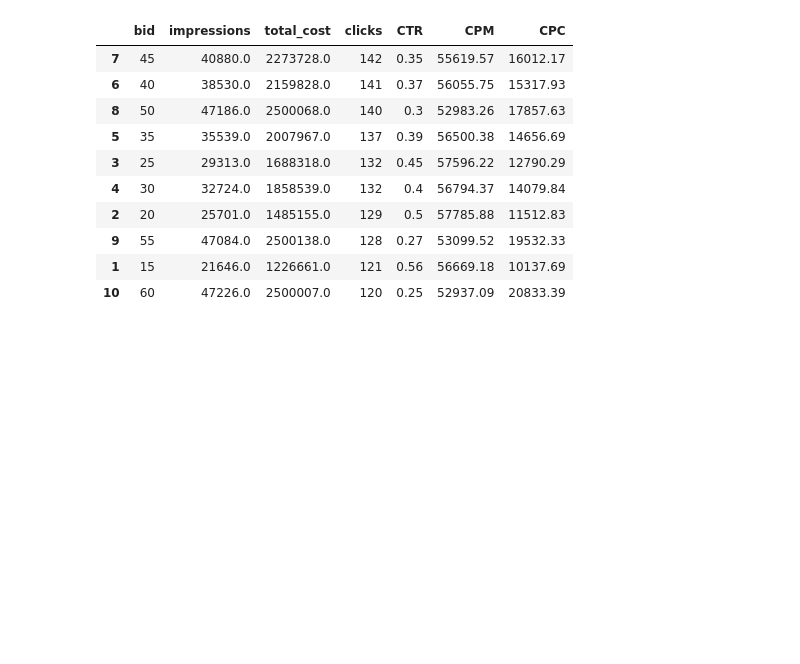
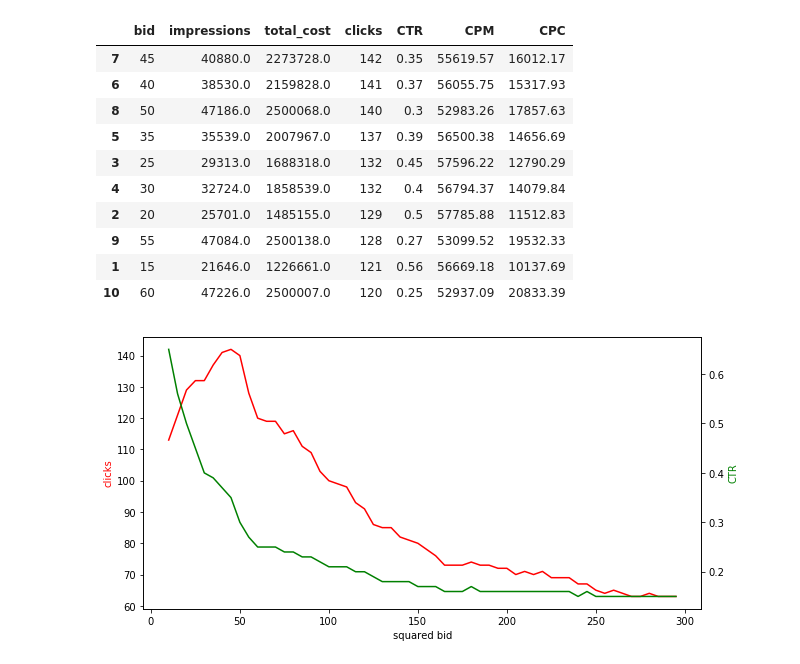
Before and after one commit to Jay-zheng/Web_Econ, a Jupyter notebook: Combined Model.ipynb, the cells around one changed output. Cells and saved outputs as stored; diff of their text form; code cells hidden in the pictures; blank space fills up the shorter version.

```diff
--- a/Combined Model.ipynb
+++ b/Combined Model.ipynb
@@ -338,3 +307,21 @@ df2.sort_values("clicks",ascending =False)[:10]
 | 9 | 55 | 47084.0 | 2500138.0 | 128 | 0.27 | 53099.52 | 19532.33 |
 | 1 | 15 | 21646.0 | 1226661.0 | 121 | 0.56 | 56669.18 | 10137.69 |
 | 10 | 60 | 47226.0 | 2500007.0 | 120 | 0.25 | 52937.09 | 20833.39 |
+# %%
+b = df2[['clicks','bid']]
+a = df2[['bid','CTR']]
+b = b.astype(float)
+a = a.astype(float)
+fig, ax1 = plt.subplots()
+ax1.plot(b.bid,b.clicks,color = 'r')
+ax1.set_xlabel('squared bid')
+ax1.set_ylabel('clicks', color='r')
+
+ax2 = ax1.twinx()
+ax2.plot(a.bid, a.CTR,color='g')
+ax2.set_ylabel('CTR', color='g')
+fig.set_size_inches(10, 5)
+fig.savefig(path+'squared_combined.PNG', dpi=200)
+plt.show()
+# %% [output]
+[figure, added]
```
Also changed, not shown: parts of 29 cells of this notebook.
